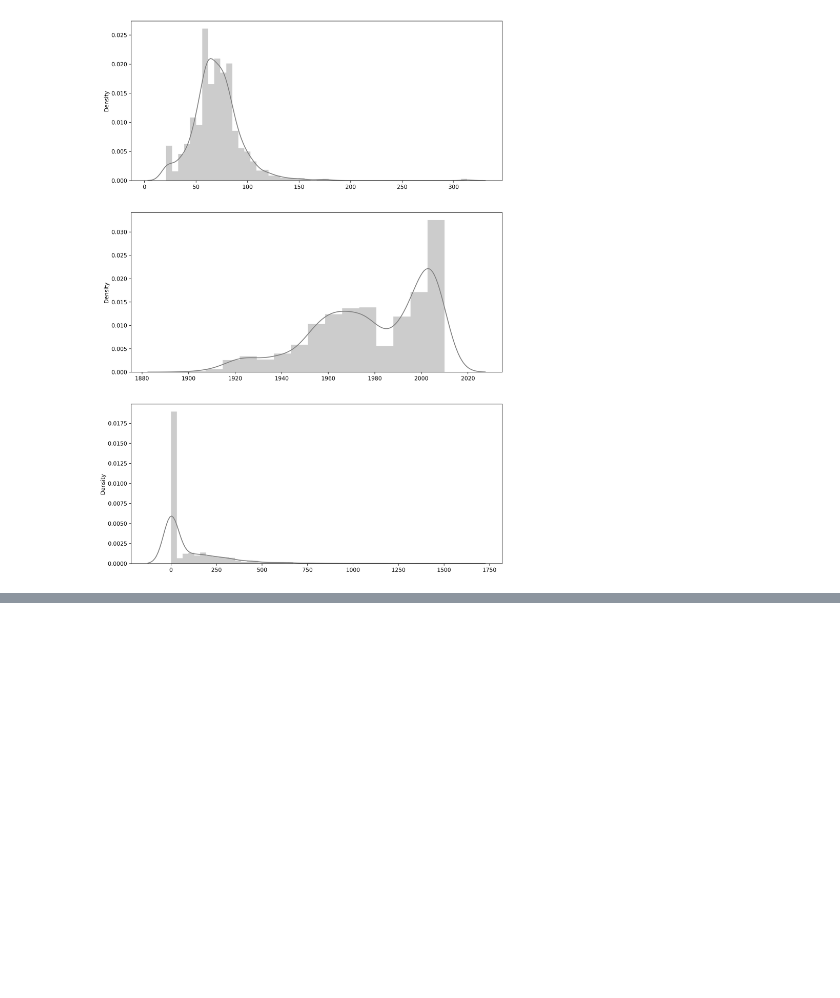
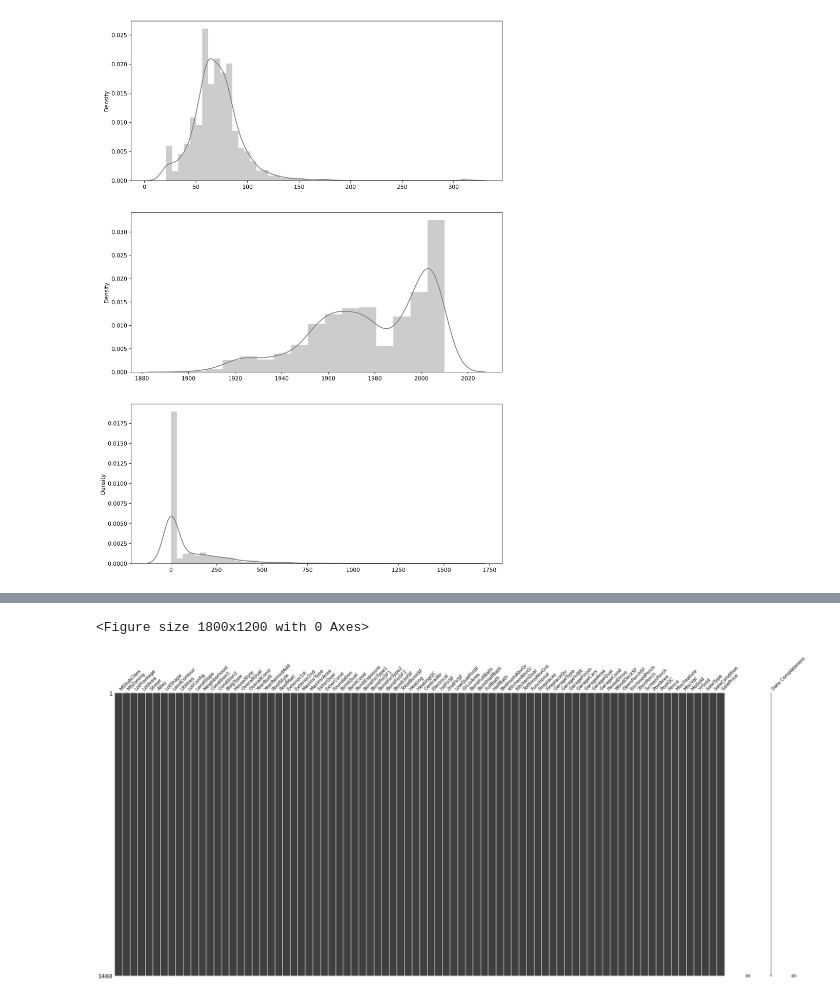
Before and after one commit to ashen007/HousePricePrediction, a Jupyter notebook: cleaning/notebooks/cleaning pipeline.ipynb, the cells around one changed output, grey strips where cells are left out. Cells and saved outputs as stored; diff of their text form; code cells hidden in the pictures; blank space fills up the shorter version.

Commit message:
create a missing value imputation section of the cleaning pipeline.

```diff
--- a/cleaning/notebooks/cleaning pipeline.ipynb
+++ b/cleaning/notebooks/cleaning pipeline.ipynb
@@ -216,3 +216,24 @@ plt.savefig('../graph/dist_least_after.png')
 plt.show()
 # %% [output]
 [figure]
+# %%
+cleaning_pipeline = Pipeline(steps=[('most_miss_cat', imputation.CategoricalImputer(
+    variables=['Alley', 'FireplaceQu', 'PoolQC', 'Fence', 'MiscFeature'])),
+                                    ('least_miss_cat', imputation.RandomSampleImputer(random_state='SalePrice',
+                                                                                      seed='observation',
+                                                                                      variables=['GarageCond',
+                                                                                                 'GarageType',
+                                                                                                 'GarageFinish',
+                                                                                                 'GarageQual',
+                                                                                                 'BsmtExposure',
+                                                                                                 'BsmtFinType2',
+                                                                                                 'BsmtCond', 'BsmtQual',
+                                                                                                 'BsmtFinType1',
+                                                                                                 'MasVnrType',
+                                                                                                 'Electrical'])),
+                                    ('least_miss_num', imputation.RandomSampleImputer(random_state='SalePrice',
+                                                                                      seed='observation',
+                                                                                      variables=['LotFrontage',
+                                                                                                 'GarageYrBlt',
+                                                                                                 'MasVnrArea']))])
+cleaning_pipeline.get_params()
@@ -218,0 +258,12 @@ plt.show()
+# %%
+clean_train = cleaning_pipeline.fit_transform(house_train_data)
+# %%
+plt.figure(dpi=300)
+mn.matrix(df=clean_train,
+          labels=clean_train.columns.to_list,
+          figsize=[42, 18])
+plt.savefig('../graph/missing_value_matrix_after_cleaning.png')
+plt.show()
+# %% [output]
+<Figure size 1800x1200 with 0 Axes>
+[figure, added]
```
Also changed, not shown: parts of 1 cell of this notebook, 1 other file.
